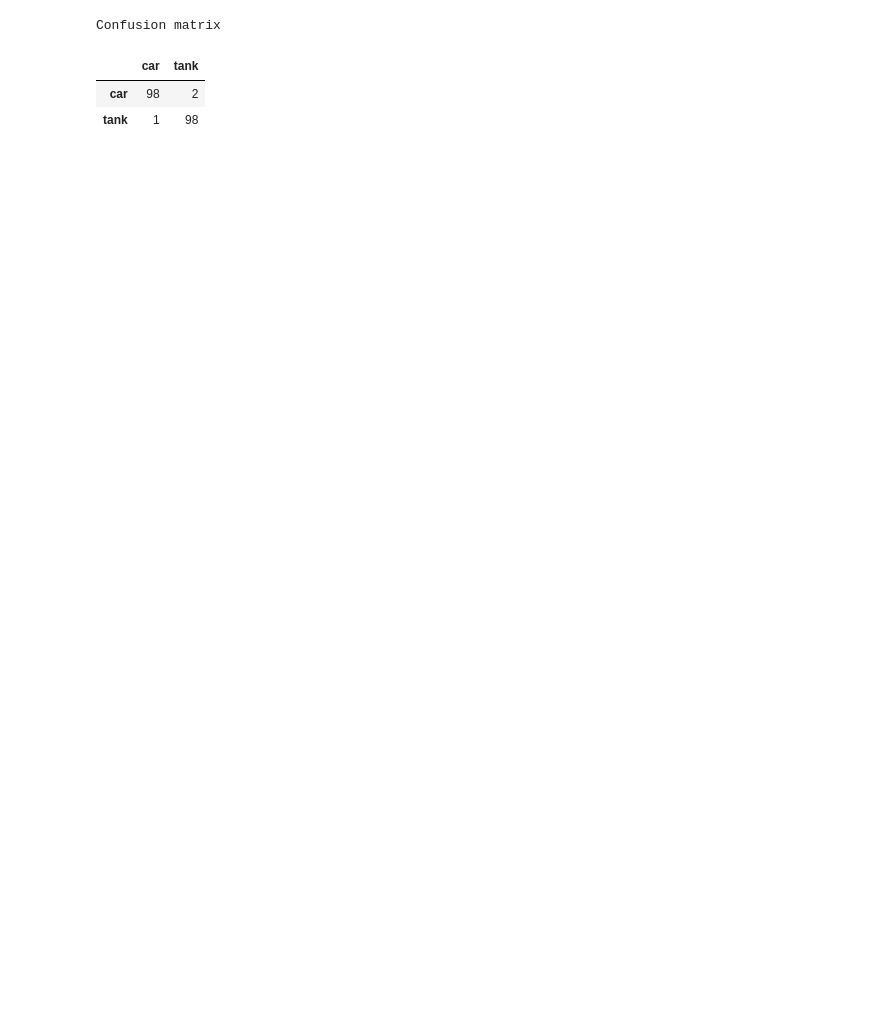
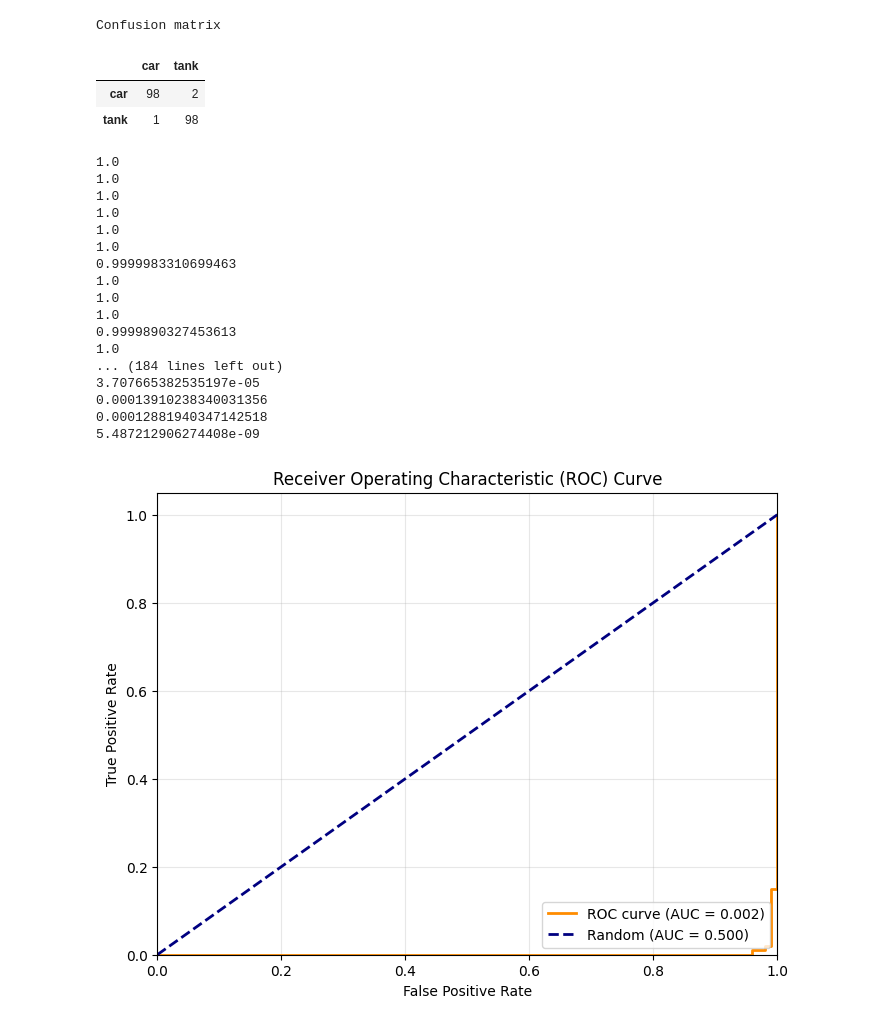
Before and after one commit to rk0cc/cityu-202526a-ee4211-project, a Jupyter notebook: cnt_trial.ipynb, the cells around one changed output. Drawn from its saved outputs; the diff is of its cells as text; code cells hidden in the pictures; blank space fills up the shorter version.

Commit message:
Implementation of ROC curve on Trial notebook

```diff
--- a/cnt_trial.ipynb
+++ b/cnt_trial.ipynb
@@ -107,3 +108,76 @@ Confusion matrix
 |  | car | tank |
 | car | 98 | 2 |
 | tank | 1 | 98 |
+# %%
+import pandas as pd
+import numpy as np
+from sklearn.metrics import roc_curve, auc
+import matplotlib.pyplot as plt
+
+# Prepare true labels and prediction scores
+true_labels = []
+pred_scores = []  # Scores for the positive class (tank)
+
+# Assuming first 100 images are cars (class 0) and next 100 are tanks (class 1)
+for idx, r in enumerate(results):
+    # Get true label based on your dataset organization
+    if idx < 100:  # First 100 are cars
+        true_labels.append(0)  # Car = class 0
+    else:  # Next 100 are tanks
+        true_labels.append(1)  # Tank = class 1
+
+    # Get probability for car class (class 0)
+    # r.probs.data[0] = car probability, r.probs.data[1] = tank probability
+    print(float(r.probs.data[0]))
+    car_prob = float(r.probs.data[0])  # Probability for car class
+    pred_scores.append(car_prob)
+
+# Convert to numpy arrays
+true_labels = np.array(true_labels)
+pred_scores = np.array(pred_scores)
+
+# Calculate ROC curve
+fpr, tpr, thresholds = roc_curve(true_labels, pred_scores, pos_label=0)
+roc_auc = auc(fpr, tpr)
+
+# Plot ROC curve
+plt.figure(figsize=(8, 6))
+plt.plot(fpr, tpr, color='darkorange', lw=2,
+         label=f'ROC curve (AUC = {roc_auc:.3f})')
+plt.plot([0, 1], [0, 1], color='navy', lw=2, linestyle='--',
+         label='Random (AUC = 0.500)')
+plt.xlim([0.0, 1.0])
+plt.ylim([0.0, 1.05])
+plt.xlabel('False Positive Rate')
+plt.ylabel('True Positive Rate')
+plt.title('Receiver Operating Characteristic (ROC) Curve')
+plt.legend(loc="lower right")
+plt.grid(True, alpha=0.3)
+plt.show()
+
+# Print AUC value
+print(f"AUC Score: {roc_auc:.3f}")
+
+# Optional: Display some thresholds
+print("\nSample thresholds:")
+for i in range(0, len(thresholds), max(1, len(thresholds)//10)):
+    print(f"Threshold: {thresholds[i]:.3f} → FPR: {fpr[i]:.3f}, TPR: {tpr[i]:.3f}")
+# %% [output]
+1.0
+1.0
+1.0
+1.0
+1.0
+1.0
+0.9999983310699463
+1.0
+1.0
+1.0
+0.9999890327453613
+1.0
+... (184 lines left out)
+3.707665382535197e-05
+0.00013910238340031356
+0.00012881940347142518
+5.487212906274408e-09
+[figure, added]
```
Also changed, not shown: parts of 4 cells of this notebook.
